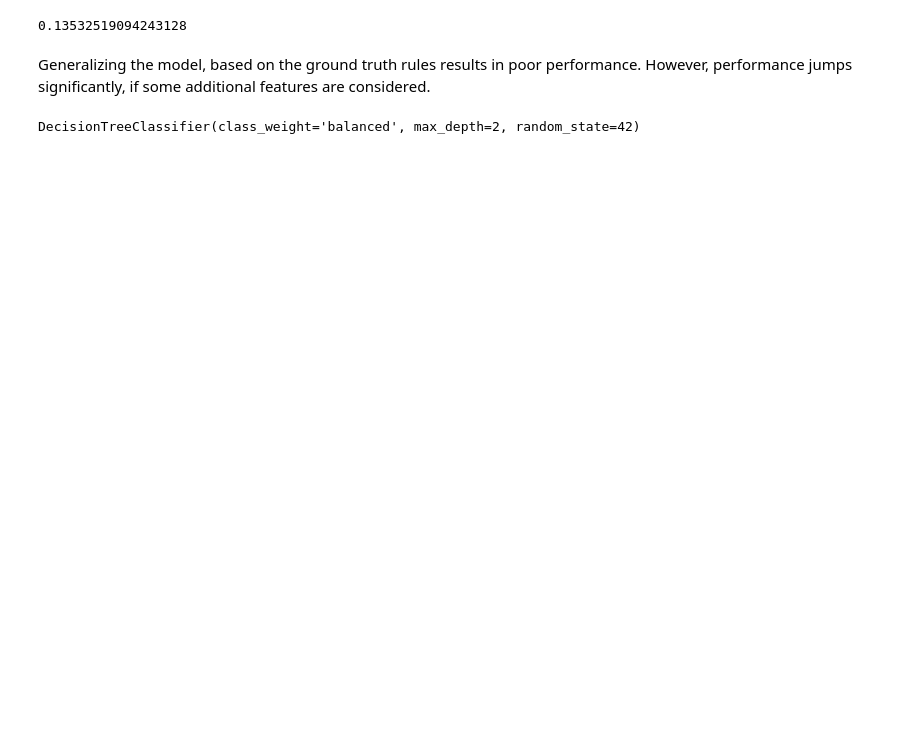
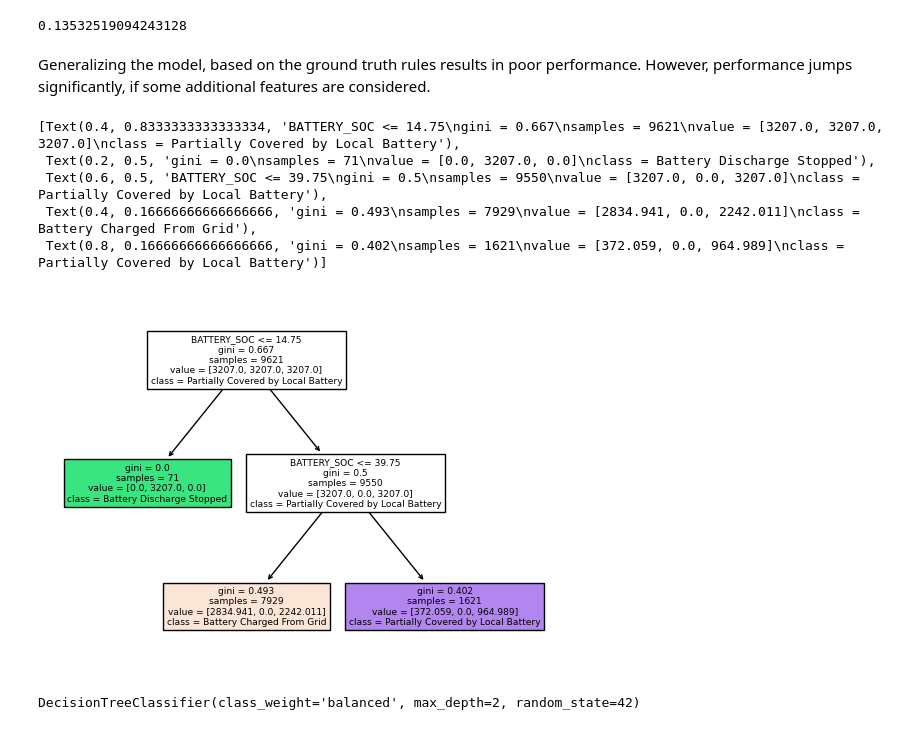
Before and after one commit to SanchoSamba/DS-project, a Jupyter notebook: Urh.ipynb, the cells around one changed output. Cells and saved outputs as stored; diff of their text form; code cells hidden in the pictures; blank space fills up the shorter version.

```diff
--- a/Urh.ipynb
+++ b/Urh.ipynb
@@ -344,6 +351,15 @@ display(accuracy)
 0.13532519094243128
 # %% [markdown]
 Generalizing the model, based on the ground truth rules results in poor performance. However, performance jumps significantly, if some additional features are considered.
+# %%
+plot_tree(tree, filled=True, feature_names=X.columns, class_names=['Battery Charged From Grid', 'Battery Discharge Stopped', 'Partially Covered by Local Battery'])
+# %% [output]
+[Text(0.4, 0.8333333333333334, 'BATTERY_SOC <= 14.75\ngini = 0.667\nsamples = 9621\nvalue = [3207.0, 3207.0, 3207.0]\nclass = Partially Covered by Local Battery'),
+ Text(0.2, 0.5, 'gini = 0.0\nsamples = 71\nvalue = [0.0, 3207.0, 0.0]\nclass = Battery Discharge Stopped'),
+ Text(0.6, 0.5, 'BATTERY_SOC <= 39.75\ngini = 0.5\nsamples = 9550\nvalue = [3207.0, 0.0, 3207.0]\nclass = Partially Covered by Local Battery'),
+ Text(0.4, 0.16666666666666666, 'gini = 0.493\nsamples = 7929\nvalue = [2834.941, 0.0, 2242.011]\nclass = Battery Charged From Grid'),
+ Text(0.8, 0.16666666666666666, 'gini = 0.402\nsamples = 1621\nvalue = [372.059, 0.0, 964.989]\nclass = Partially Covered by Local Battery')]
+[figure, added]
 # %%
 y = df_GT['DRAWN_FROM']
 X = df_GT.drop(DROPPED_COLUMNS, axis=1)
```
Also changed, not shown: parts of 15 cells of this notebook.
